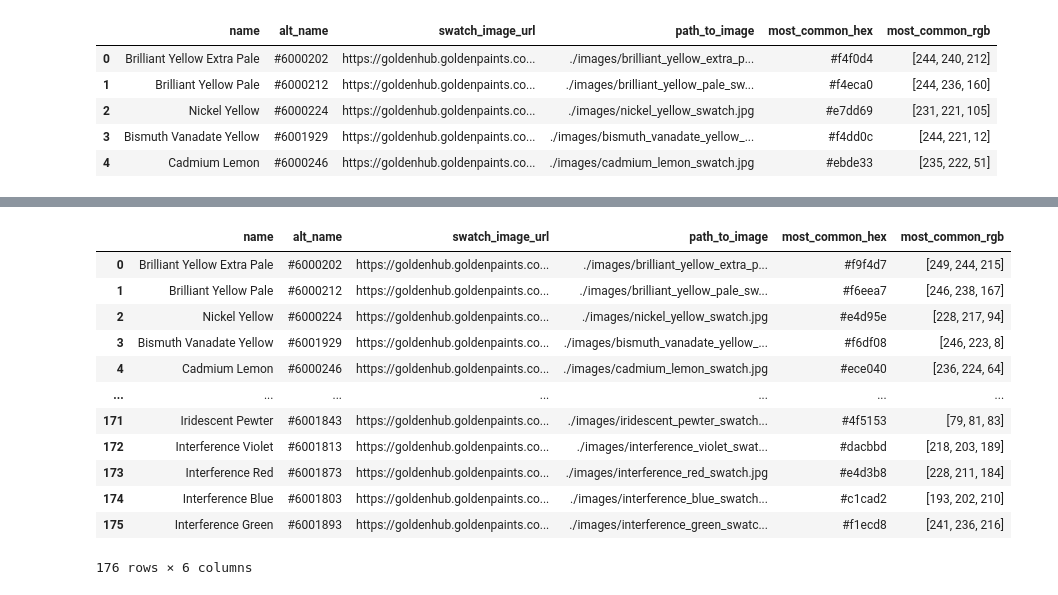
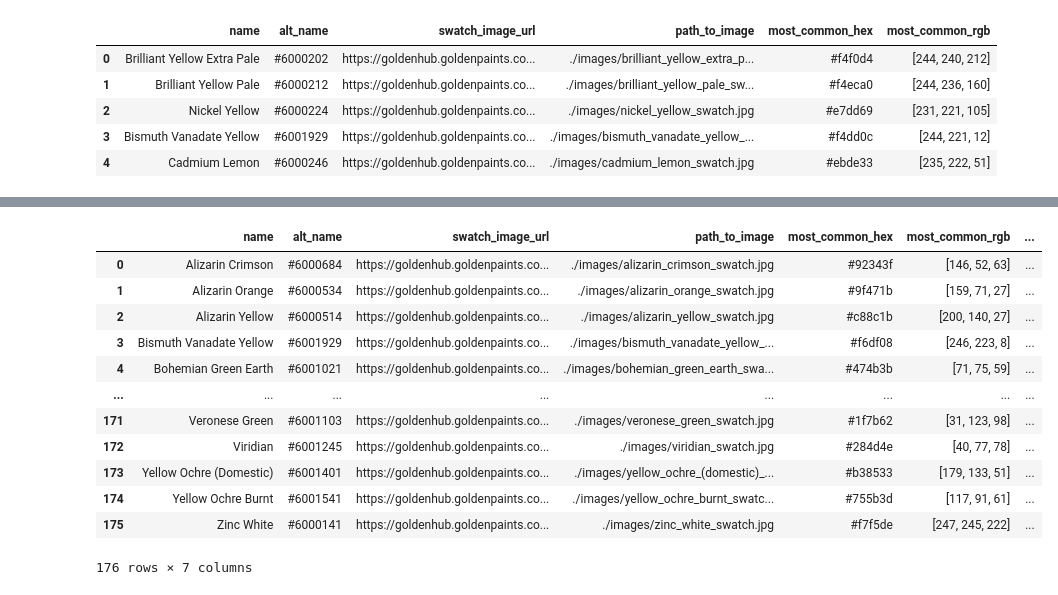
Before and after one commit to danielmberry/oil-paints-to-hex, a Jupyter notebook: 01-collect-color-swatches.ipynb, the cells around one changed output, grey strips where cells are left out. Cells and saved outputs as stored; diff of their text form; code cells hidden in the pictures.

```diff
--- a/01-collect-color-swatches.ipynb
+++ b/01-collect-color-swatches.ipynb
@@ -54,11 +80,27 @@ for e in tqdm(browser.find_elements(By.CLASS_NAME,"colorColumn")):
 df = pd.DataFrame(colors)
 # %%
-df['path_to_image'] = df['name'].map(lambda x: f"./images/{x.lower().replace(' ','_')}_swatch.jpg")
+# the code below creates a new column in the dataframe
+# with the path to where the image files collected for the
+# computer vision part of the code will be stored
+df['path_to_image'] = df['name'].map(
+    lambda x: f"./images/{x.lower().replace(' ','_')}_swatch.jpg")
+df['path_to_returned_color'] = df['name'].map(
+    lambda x: f"./returned_colors/{x.lower().replace(' ','_')}_returned.jpg")
 # %%
+# iterate through each row in the dataframe
 for i in tqdm(range(len(df))):
-    img_url = df.loc[i,'swatch_image_url']
-    save_path = df.loc[i,'path_to_image']
 
+    # call the "src" attribute collected while scraping
+    # Williamsburg Oils' website for the url
+    img_url = df.loc[i, 'swatch_image_url']
+
+    # call the path created in the cell above that will
+    # store the images in the images directory
+    save_path = df.loc[i, 'path_to_image']
+
+    # use url retrive with the variables above to save the images
     urlretrieve(img_url, save_path)
-    time.sleep(2.5)
+
+    # sleep to not hit the site too many times
+    time.sleep(2)
 # %% [markdown]
@@ -66,8 +110,24 @@ for i in tqdm(range(len(df))):
 # %%
 def get_image(path):
+    '''
+    path: file path for where to find the image
+
+    returns an array of RGB values for the image
+    '''
     image = cv2.imread(path, cv2.IMREAD_UNCHANGED)
     image = cv2.cvtColor(image, cv2.COLOR_BGR2RGB)
     return image
 
+
 def RGB2HEX(color):
-    return "#{:02x}{:02x}{:02x}".format(int(color[0]), int(color[1]), int(color[2]))
+    return "#{:02x}{:02x}{:02x}".format(int(color[0]), int(color[1]),
+                                        int(color[2]))
+# %%
+df = pd.read_csv('williamsburg_oil_colors.csv', converters={'most_common_rgb':eval})
+df.head()
+
+# from matplotlib.figure import Figure
+
+# path = './images/brilliant_yellow_extra_pale_swatch.jpg'
+# image = get_image(path)
+# plt.imshow(image)
@@ -128,18 +247,20 @@ df.to_csv('./williamsburg_oil_colors.csv', index = False)
 # %%
 # df = pd.read_csv('./williamsburg_oil_colors.csv')
+df.sort_values(by='name',inplace=True)
+df = df.reset_index(drop=True)
 df
 # %% [output]
-|  | name | alt_name | swatch_image_url | path_to_image | most_common_hex | most_common_rgb |
-| 0 | Brilliant Yellow Extra Pale | #6000202 | https://goldenhub.goldenpaints.co... | ./images/brilliant_yellow_extra_p... | #f9f4d7 | [249, 244, 215] |
-| 1 | Brilliant Yellow Pale | #6000212 | https://goldenhub.goldenpaints.co... | ./images/brilliant_yellow_pale_sw... | #f6eea7 | [246, 238, 167] |
-| 2 | Nickel Yellow | #6000224 | https://goldenhub.goldenpaints.co... | ./images/nickel_yellow_swatch.jpg | #e4d95e | [228, 217, 94] |
-| 3 | Bismuth Vanadate Yellow | #6001929 | https://goldenhub.goldenpaints.co... | ./images/bismuth_vanadate_yellow_... | #f6df08 | [246, 223, 8] |
-| 4 | Cadmium Lemon | #6000246 | https://goldenhub.goldenpaints.co... | ./images/cadmium_lemon_swatch.jpg | #ece040 | [236, 224, 64] |
-| ... | ... | ... | ... | ... | ... | ... |
-| 171 | Iridescent Pewter | #6001843 | https://goldenhub.goldenpaints.co... | ./images/iridescent_pewter_swatch... | #4f5153 | [79, 81, 83] |
-| 172 | Interference Violet | #6001813 | https://goldenhub.goldenpaints.co... | ./images/interference_violet_swat... | #dacbbd | [218, 203, 189] |
-| 173 | Interference Red | #6001873 | https://goldenhub.goldenpaints.co... | ./images/interference_red_swatch.jpg | #e4d3b8 | [228, 211, 184] |
-| 174 | Interference Blue | #6001803 | https://goldenhub.goldenpaints.co... | ./images/interference_blue_swatch... | #c1cad2 | [193, 202, 210] |
-| 175 | Interference Green | #6001893 | https://goldenhub.goldenpaints.co... | ./images/interference_green_swatc... | #f1ecd8 | [241, 236, 216] |
+|  | name | alt_name | swatch_image_url | path_to_image | most_common_hex | most_common_rgb | ... |
+| 0 | Alizarin Crimson | #6000684 | https://goldenhub.goldenpaints.co... | ./images/alizarin_crimson_swatch.jpg | #92343f | [146, 52, 63] | ... |
+| 1 | Alizarin Orange | #6000534 | https://goldenhub.goldenpaints.co... | ./images/alizarin_orange_swatch.jpg | #9f471b | [159, 71, 27] | ... |
+| 2 | Alizarin Yellow | #6000514 | https://goldenhub.goldenpaints.co... | ./images/alizarin_yellow_swatch.jpg | #c88c1b | [200, 140, 27] | ... |
+| 3 | Bismuth Vanadate Yellow | #6001929 | https://goldenhub.goldenpaints.co... | ./images/bismuth_vanadate_yellow_... | #f6df08 | [246, 223, 8] | ... |
+| 4 | Bohemian Green Earth | #6001021 | https://goldenhub.goldenpaints.co... | ./images/bohemian_green_earth_swa... | #474b3b | [71, 75, 59] | ... |
+| ... | ... | ... | ... | ... | ... | ... | ... |
+| 171 | Veronese Green | #6001103 | https://goldenhub.goldenpaints.co... | ./images/veronese_green_swatch.jpg | #1f7b62 | [31, 123, 98] | ... |
+| 172 | Viridian | #6001245 | https://goldenhub.goldenpaints.co... | ./images/viridian_swatch.jpg | #284d4e | [40, 77, 78] | ... |
+| 173 | Yellow Ochre (Domestic) | #6001401 | https://goldenhub.goldenpaints.co... | ./images/yellow_ochre_(domestic)_... | #b38533 | [179, 133, 51] | ... |
+| 174 | Yellow Ochre Burnt | #6001541 | https://goldenhub.goldenpaints.co... | ./images/yellow_ochre_burnt_swatc... | #755b3d | [117, 91, 61] | ... |
+| 175 | Zinc White | #6000141 | https://goldenhub.goldenpaints.co... | ./images/zinc_white_swatch.jpg | #f7f5de | [247, 245, 222] | ... |
-176 rows × 6 columns
+176 rows × 7 columns
 # %%
```
Also changed, not shown: parts of 12 cells of this notebook.
